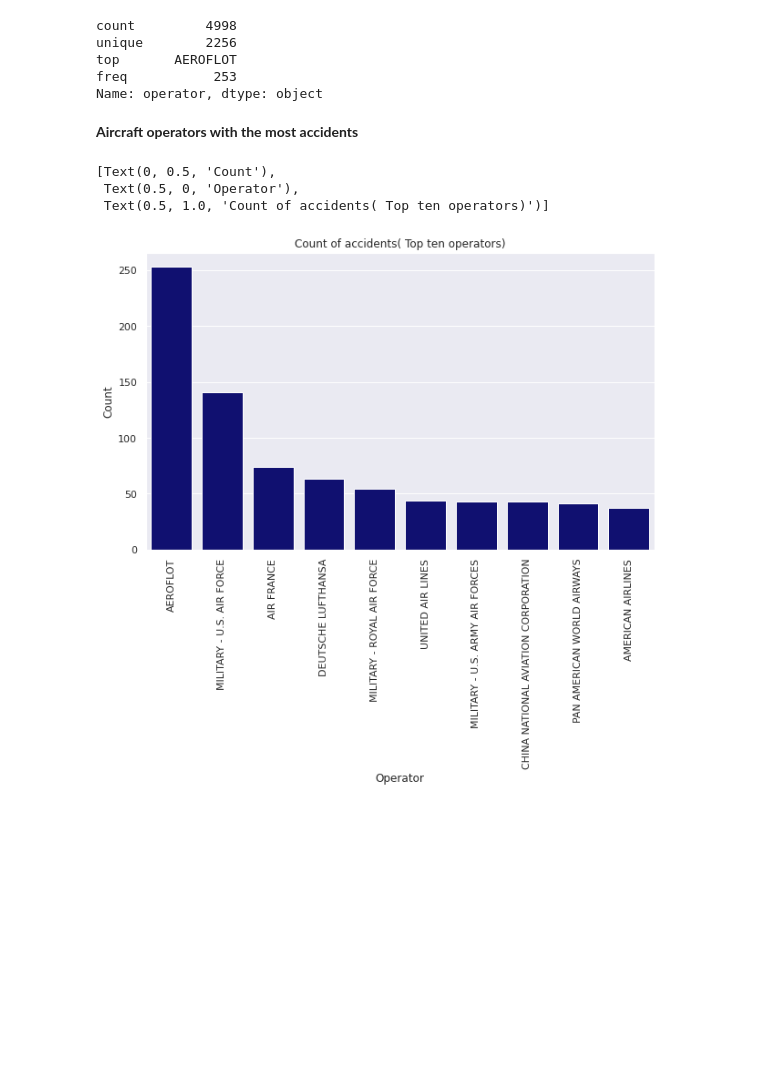
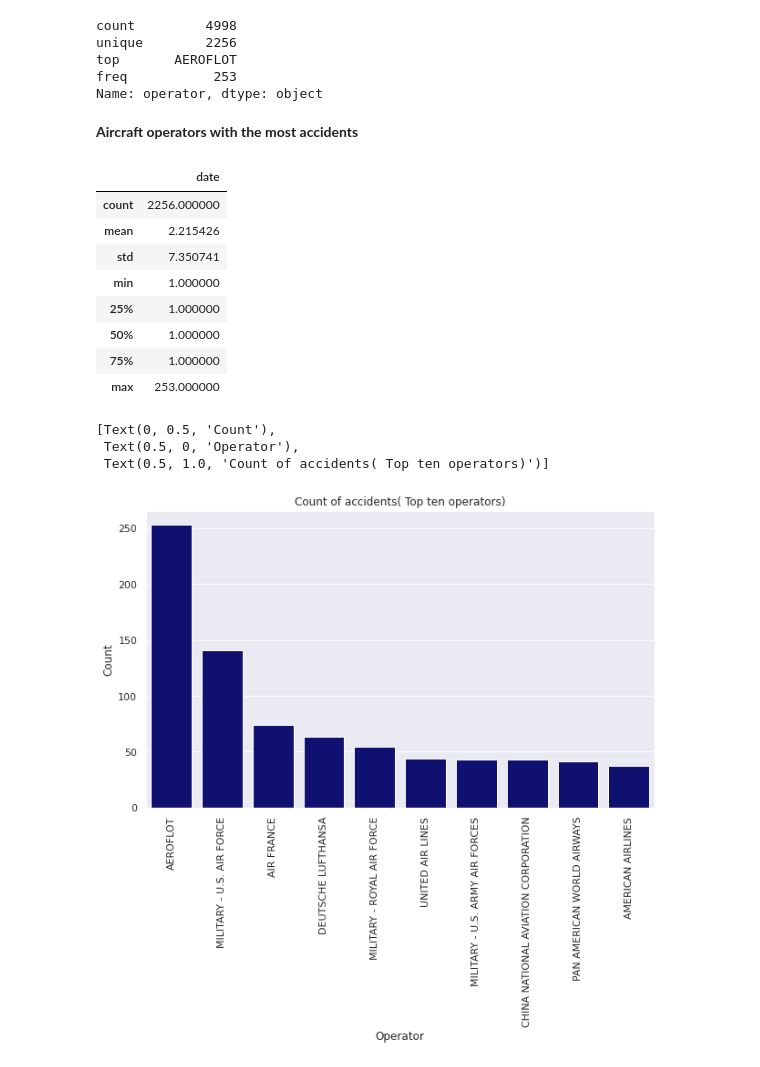
Before and after one commit to Tunjii10/AVIATION-AIRPLANE-FLIGHTS, a Jupyter notebook: Premiere_project.ipynb, the cells around one changed output. Drawn from its saved outputs; the diff is of its cells as text; code cells hidden in the pictures; blank space fills up the shorter version.

```diff
--- a/Premiere_project.ipynb
+++ b/Premiere_project.ipynb
@@ -442,6 +440,18 @@ Name: operator, dtype: object
 # %%
 #top 10 operators with the most accidents
 accidents_by_operator = airplane_dataset.groupby('operator')['date'].count().reset_index()
+# %%
+accidents_by_operator.describe()
+# %% [output]
+|  | date |
+| count | 2256.000000 |
+| mean | 2.215426 |
+| std | 7.350741 |
+| min | 1.000000 |
+| 25% | 1.000000 |
+| 50% | 1.000000 |
+| 75% | 1.000000 |
+| max | 253.000000 |
 # %%
 accidents_by_operator = accidents_by_operator.sort_values(by=['date'], ascending=False)
 plt.figure(figsize=(10,6))
```
Also changed, not shown: parts of 21 cells of this notebook.
